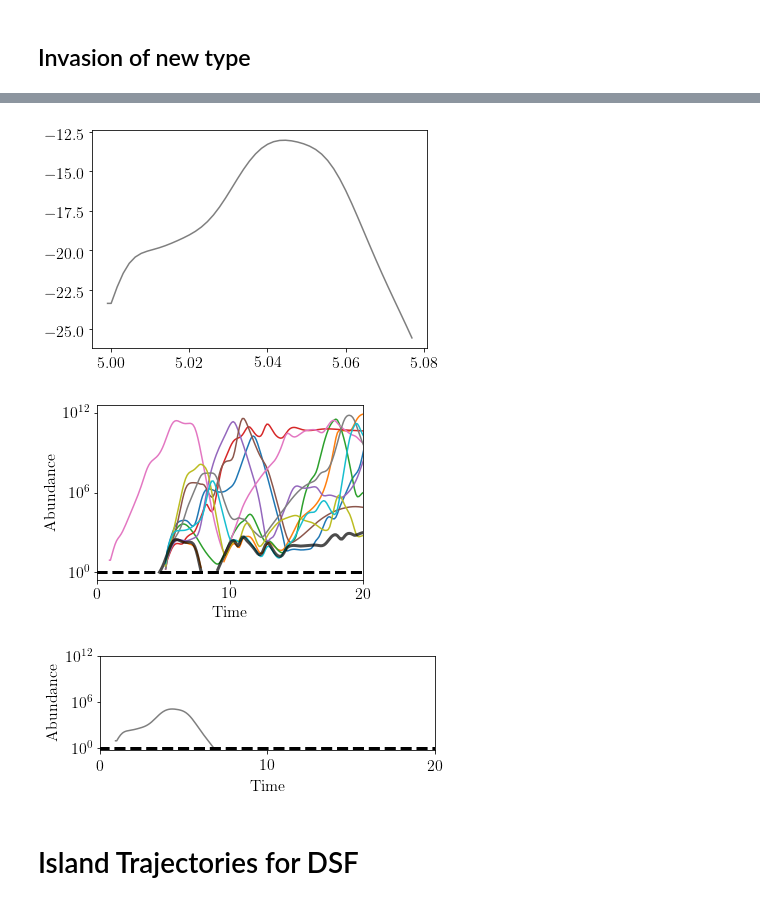
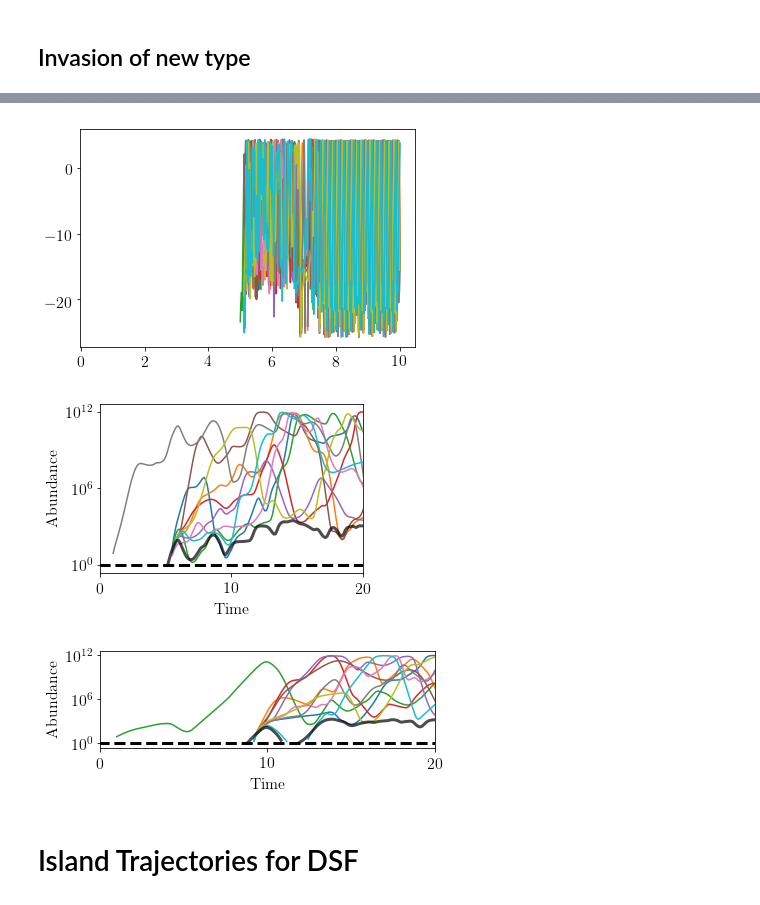
Before and after one commit to eco-theory/Island-eco-figures, a Jupyter notebook: Figure_plotting_2019_02.ipynb, the cells around one changed output, grey strips where cells are left out. Saved outputs shown, nothing was run; the diff lists cells and outputs as text; code cells hidden in the pictures.

```diff
--- a/Figure_plotting_2019_02.ipynb
+++ b/Figure_plotting_2019_02.ipynb
@@ -3433,41 +3526,47 @@ n_mean = np.mean(nbar_traj[:,surv_species],axis=0)
 sort_ind = np.argsort(n_mean)
 remove_ind = surv_species[sort_ind[1]]  #choose surviving species with smallest mean
 
+
 t0 = 80
 n_traj = IS.n_traj
 tvec = IS.tvec
 
-t_ind = np.argmin((tvec-t0)**2)
-# print(t_ind)
+#t_ind = np.argmin((tvec-t0)**2)
+# sample early timepoint
+t_ind = 100
 n0 = n_traj[t_ind,:,:]
 n0[:,remove_ind] = np.zeros((D))
+
+#break
 
 file_name = 'test_remove'
 time0 = 5
 IslandSim = fpm.IslandSimWithExtinction(file_name,IS.D,IS.K,IS.M,IS.gamma,IS.thresh,time0,IS.dt,IS.sample_time,IS.seed,n0 = n0,V = IS.V)
 
 n_traj = IslandSim.n_traj
 tvec = IslandSim.tvec
 
-n0 = n_traj[-1,:,:]
+#n0 = n_traj[-1,:,:]
+# invade at earlier timepoint
+n0 = n_traj[300,:,:]
 single_island_init = np.zeros((D))
 fitness = np.einsum('ij,dj->di',IS.V,n0)
 d_ind = np.argmax(fitness[:,remove_ind])
 single_island_init[d_ind] = 10*np.exp(IS.thresh)*K
 
 n0[:,remove_ind] = single_island_init
 
 file_name = 'test_remove'
 time1 = 5
 IslandSim = fpm.IslandSimWithExtinction(file_name,IS.D,IS.K,IS.M,IS.gamma,IS.thresh,time1,IS.dt,IS.sample_time,IS.seed,n0 = n0,V = IS.V)
 
 n_traj = np.concatenate((n_traj,IslandSim.n_traj))
 tvec = np.concatenate((tvec,IslandSim.tvec+time0))
 
 for d in range(D):
     plt.plot(tvec,np.log(n_traj[:,d,remove_ind]))
 # %% [output]
-[figure, old version]
+[figure, new version]
 # %%
 M = IslandSim.M
 K = IslandSim.K
@@ -3513,7 +3612,7 @@ plt.tight_layout()
 file = 'islands_trajectory_invasion_atish2.pdf'.format(D,K,M,logN)
 plt.savefig(file)
 # %% [output]
-[figure, old version]
+[figure, new version]
 # %%
 M = IslandSim.M
 K = IslandSim.K
@@ -3559,7 +3658,7 @@ plt.tight_layout()
 file = 'figures/islands_trajectory_invasion_new.pdf'.format(D,K,M,logN)
 plt.savefig(file)
 # %% [output]
-[figure, old version]
+[figure, new version]
 # %% [markdown]
 # Island Trajectories for DSF
 # %%
```
Also changed, not shown: parts of 11 cells of this notebook, 1 other file.
